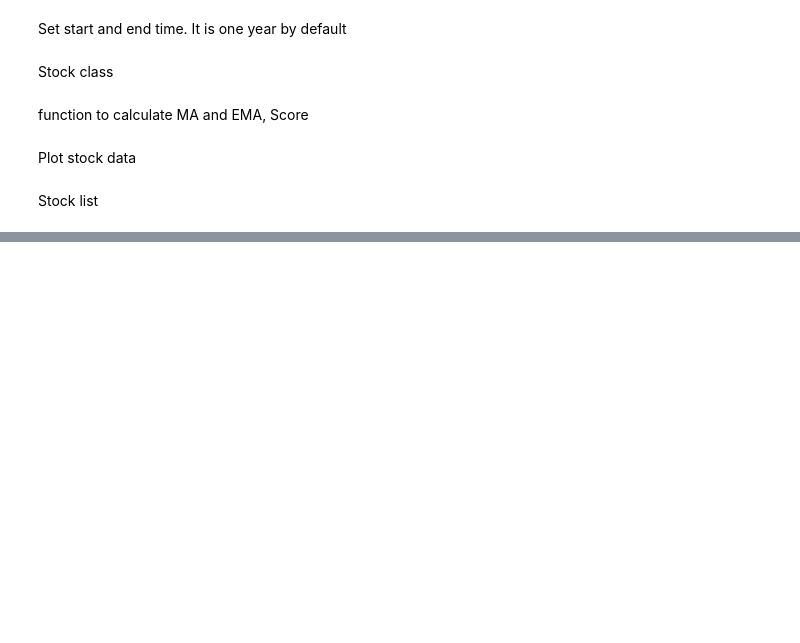
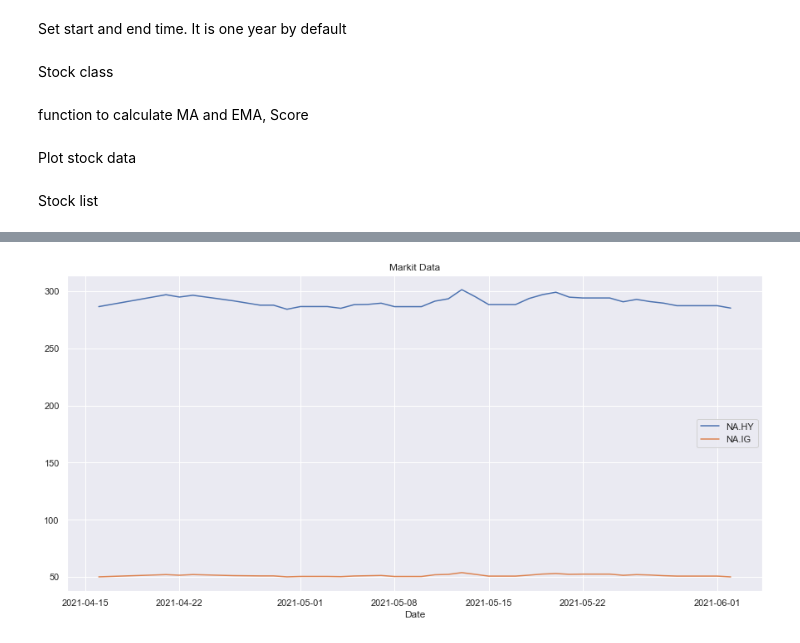
Before and after one commit to YuyuLin1003/stock_analysis, a Jupyter notebook: stock.ipynb, the cells around one changed output, grey strips where cells are left out. Saved outputs shown, nothing was run; the diff lists cells and outputs as text; code cells hidden in the pictures; blank space fills up the shorter version.

Commit message:
add markit data plot

```diff
--- a/stock.ipynb
+++ b/stock.ipynb
@@ -244,6 +249,15 @@ def plotStockList(stockList, tableTitle='Stock Table', time=None):
         plotVolume(stockList[i].stockData, ax[i+1][5])
         plotSumScoreHeatMap(stockList[i].stockData.tail(20), ax[i+1][-1])
     plt.show()
+def plotMarkitData():
+    adapter = dataAdapter.MarkitDataHelper()
+    dfNAHY=pd.DataFrame(adapter.getCDX_NA_HY(), columns =['Name', 'Value', 'Date']).set_index('Date')
+    dfNAIG=pd.DataFrame(adapter.getCDX_NA_IG(), columns =['Name', 'Value', 'Date']).set_index('Date')
+    dfNAHY['Value']=pd.to_numeric(dfNAHY.Value, errors='coerce')
+    dfNAIG['Value']=pd.to_numeric(dfNAIG.Value, errors='coerce')
+    dfNAHY['Value'].plot(figsize=(15, 7),title='Markit Data',label='NA.HY')
+    dfNAIG['Value'].plot(label='NA.IG')
+    plt.legend()
 # %% [markdown]
 Stock list
 # %%
@@ -319,0 +322,4 @@ china.iloc[233:len(china), :].tail()
+# %%
+plotMarkitData()
+# %% [output]
+[figure, added]
```
Also changed, not shown: parts of 5 cells of this notebook, 4 other files.
